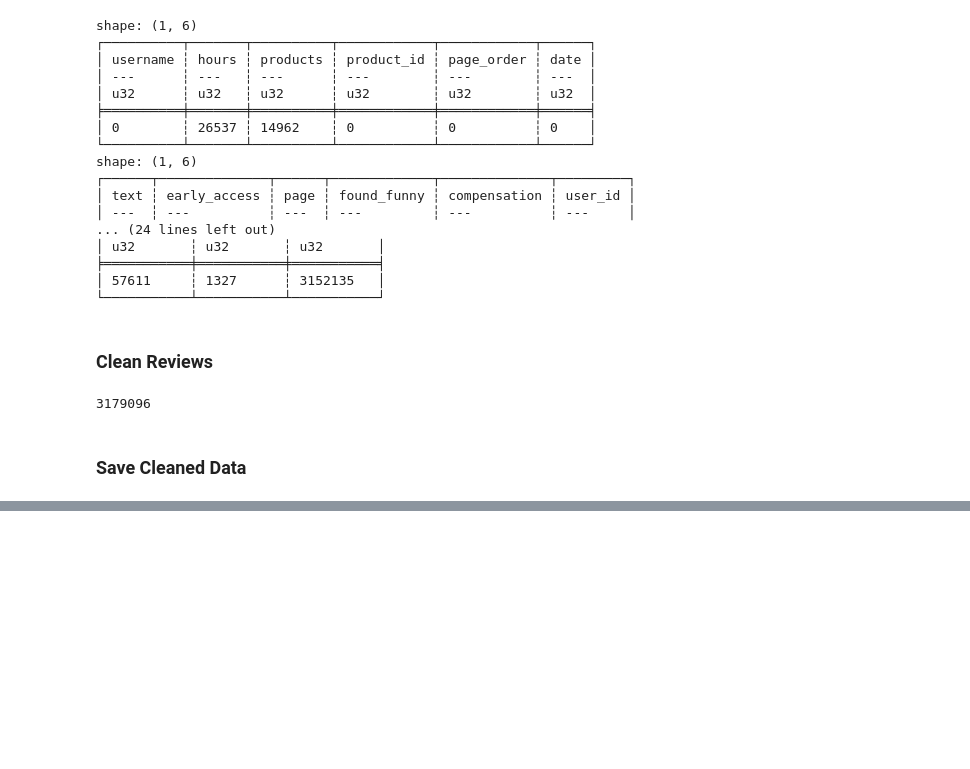
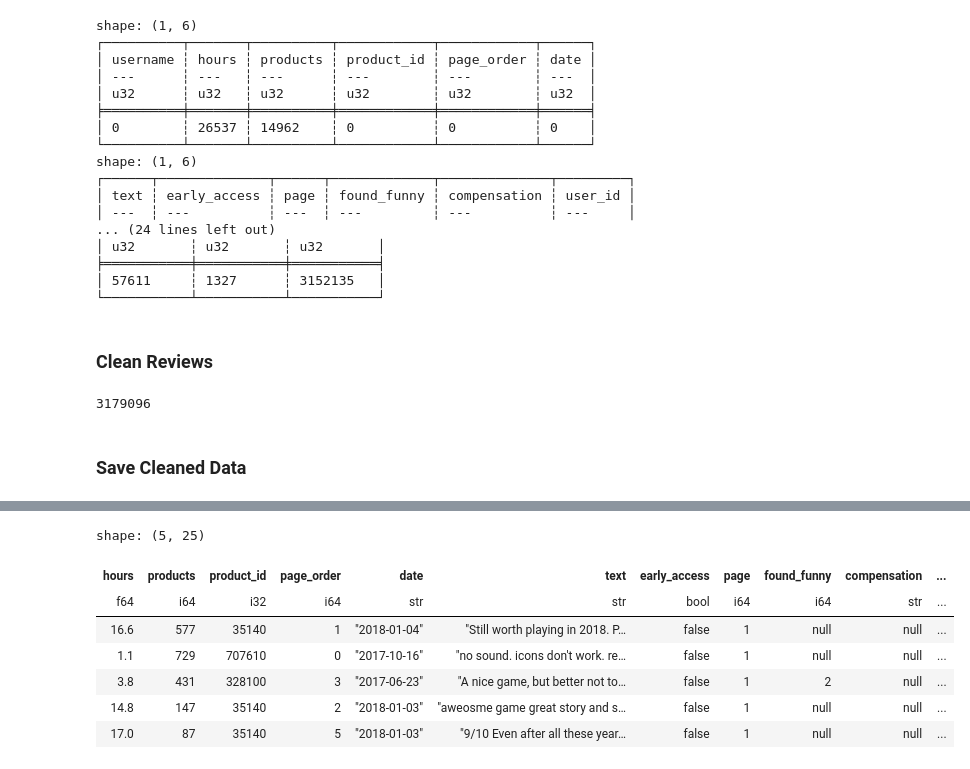
Before and after one commit to onichmath/Steam-Sequential-Recommender, a Jupyter notebook: DataExtraction.ipynb, the cells around one changed output, grey strips where cells are left out. Saved outputs shown, nothing was run; the diff lists cells and outputs as text; code cells hidden in the pictures; blank space fills up the shorter version.

Commit message:
Data extraction -> creating new data file

```diff
--- a/DataExtraction.ipynb
+++ b/DataExtraction.ipynb
@@ -219,0 +222,13 @@ cleaned_review_meta_df.collect().write_parquet("./data/cleaned_review_meta.parqu
+# %%
+df = pl.read_parquet("./data/cleaned_review_meta.parquet")
+# %%
+df.head()
+# %% [output]
+shape: (5, 25)
+| hours | products | product_id | page_order | date | text | early_access | page | found_funny | compensation | ... |
+| f64 | i64 | i32 | i64 | str | str | bool | i64 | i64 | str | ... |
+| 16.6 | 577 | 35140 | 1 | "2018-01-04" | "Still worth playing in 2018. P… | false | 1 | null | null | ... |
+| 1.1 | 729 | 707610 | 0 | "2017-10-16" | "no sound. icons don't work. re… | false | 1 | null | null | ... |
+| 3.8 | 431 | 328100 | 3 | "2017-06-23" | "A nice game, but better not to… | false | 1 | 2 | null | ... |
+| 14.8 | 147 | 35140 | 2 | "2018-01-03" | "aweosme game great story and s… | false | 1 | null | null | ... |
+| 17.0 | 87 | 35140 | 5 | "2018-01-03" | "9/10 Even after all these year… | false | 1 | null | null | ... |
```
Also changed, not shown: parts of 1 cell of this notebook.
